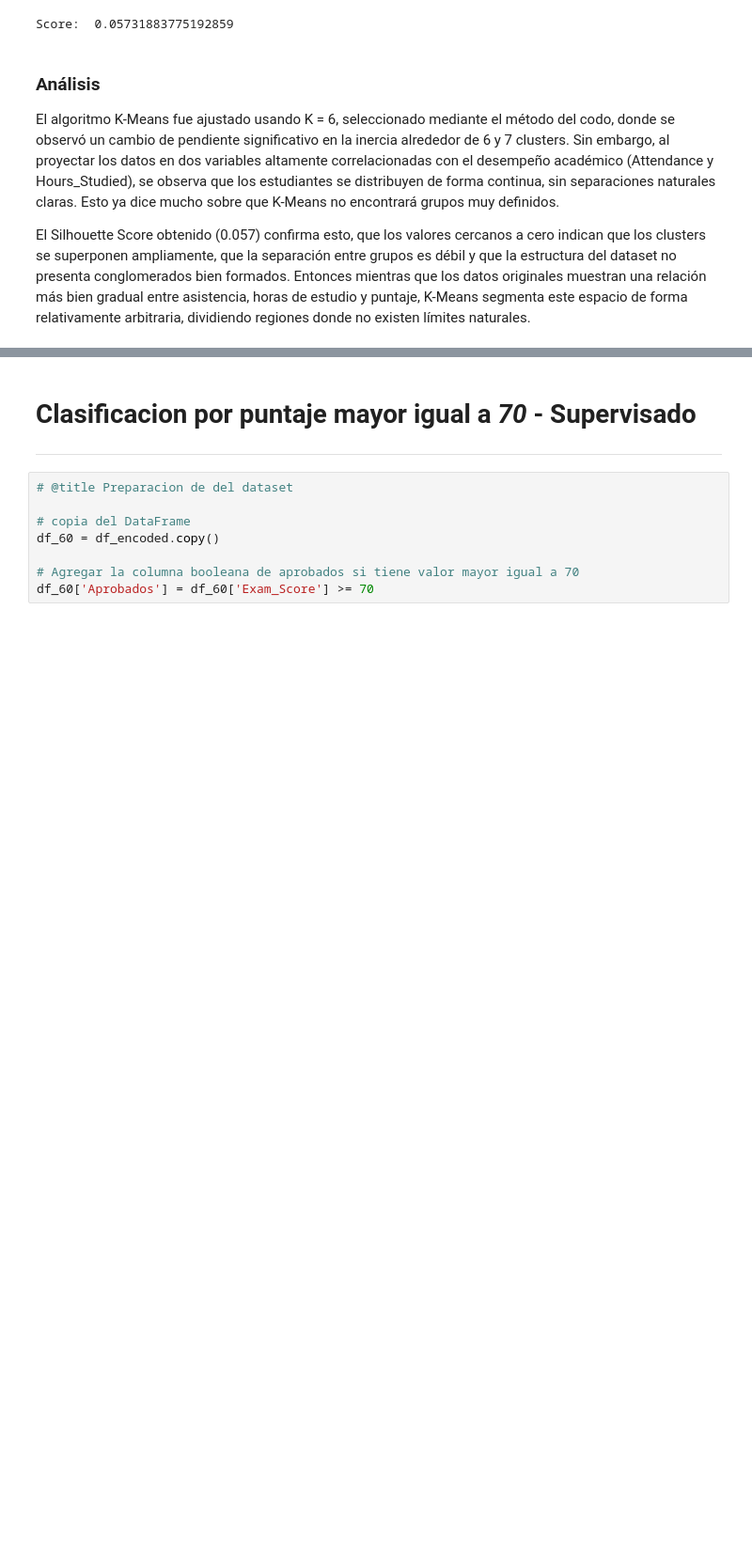
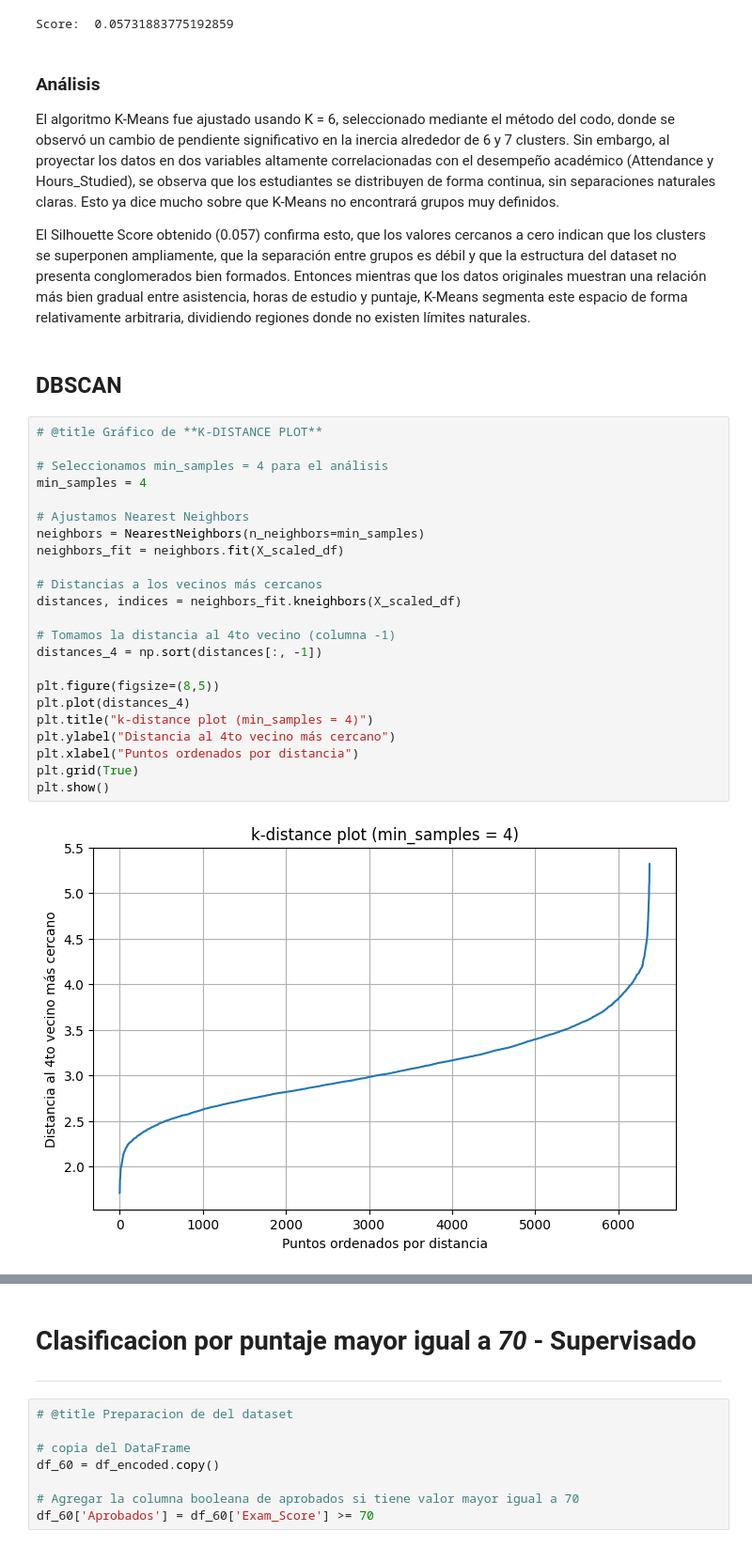
Before and after one commit to JeiGeek/ia1-LosPandas-prediccion_rendimiento_estudiantil, a Jupyter notebook: 03_Unsupervised_learning.ipynb, the cells around one changed output, grey strips where cells are left out. Shown at 94% size. Cells and saved outputs as stored; diff of their text form; blank space fills up the shorter version.

```diff
--- a/03_Unsupervised_learning.ipynb
+++ b/03_Unsupervised_learning.ipynb
@@ -554,3 +556,30 @@ Score:  0.05731883775192859
 El algoritmo K-Means fue ajustado usando K = 6, seleccionado mediante el método del codo, donde se observó un cambio de pendiente significativo en la inercia alrededor de 6 y 7 clusters. Sin embargo, al proyectar los datos en dos variables altamente correlacionadas con el desempeño académico (Attendance y Hours_Studied), se observa que los estudiantes se distribuyen de forma continua, sin separaciones naturales claras. Esto ya dice mucho sobre que K-Means no encontrará grupos muy definidos.
 
 El Silhouette Score obtenido (0.057) confirma esto, que los valores cercanos a cero indican que los clusters se superponen ampliamente, que la separación entre grupos es débil y que la estructura del dataset no presenta conglomerados bien formados. Entonces mientras que los datos originales muestran una relación más bien gradual entre asistencia, horas de estudio y puntaje, K-Means segmenta este espacio de forma relativamente arbitraria, dividiendo regiones donde no existen límites naturales.
+# %% [markdown]
+## **DBSCAN**
+# %%
+# @title Gráfico de **K-DISTANCE PLOT**
+
+# Seleccionamos min_samples = 4 para el análisis
+min_samples = 4
+
+# Ajustamos Nearest Neighbors
+neighbors = NearestNeighbors(n_neighbors=min_samples)
+neighbors_fit = neighbors.fit(X_scaled_df)
+
+# Distancias a los vecinos más cercanos
+distances, indices = neighbors_fit.kneighbors(X_scaled_df)
+
+# Tomamos la distancia al 4to vecino (columna -1)
+distances_4 = np.sort(distances[:, -1])
+
+plt.figure(figsize=(8,5))
+plt.plot(distances_4)
+plt.title("k-distance plot (min_samples = 4)")
+plt.ylabel("Distancia al 4to vecino más cercano")
+plt.xlabel("Puntos ordenados por distancia")
+plt.grid(True)
+plt.show()
+# %% [output]
+[figure, added]
```
Also changed, not shown: parts of 6 cells of this notebook.
